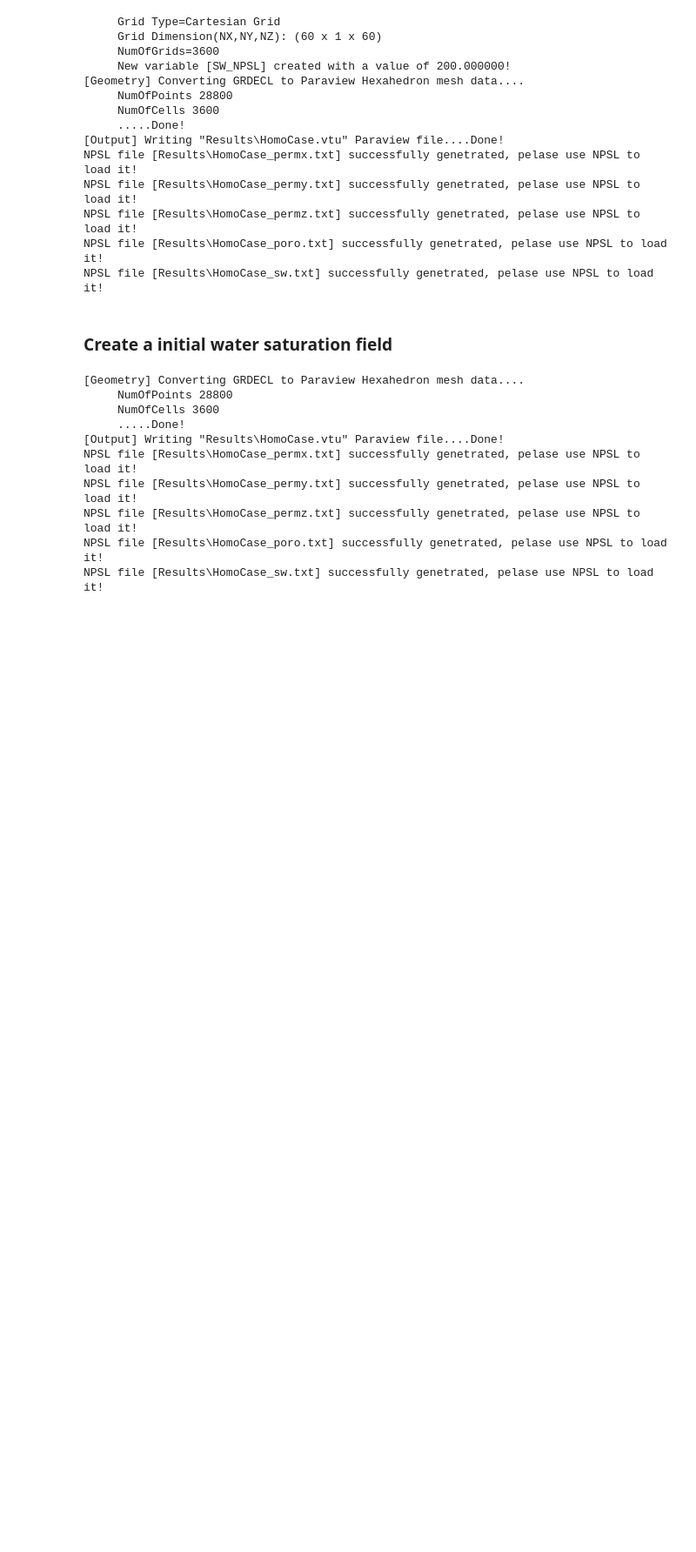
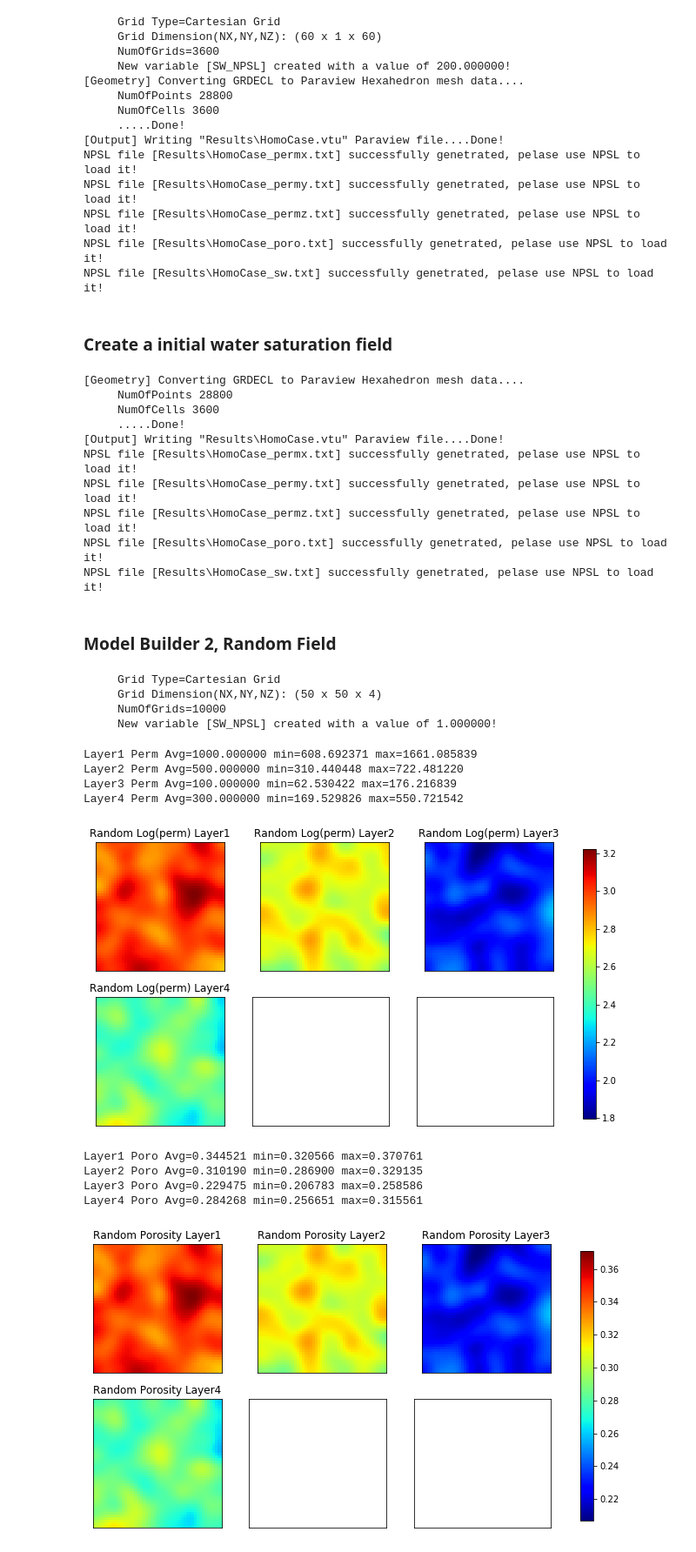
Before and after one commit to BinWang0213/PyGRDECL, a Jupyter notebook: Example_Builder.ipynb, the cells around one changed output. Shown at 87% size. Saved outputs shown, nothing was run; the diff lists cells and outputs as text; code cells hidden in the pictures; blank space fills up the shorter version.

Commit message:
Added a random permeability/porosity field generator

```diff
--- a/Example_Builder.ipynb
+++ b/Example_Builder.ipynb
@@ -70,3 +70,35 @@ NPSL file [Results\HomoCase_sw.txt] successfully genetrated, pelase use NPSL to
 #Model.UpdateCellData(varname="PERMX",val=150,nx_range=(1,60),nz_range=(1,5))
 #Model.UpdateCellData(varname="PERMX",val=100,nx_range=(1,30),nz_range=(6,10))
 #Model.UpdateCellData(varname="PERMX",val=10,nx_range=(1,40),nz_range=(11,15))
+# %% [markdown]
+### Model Builder 2, Random Field
+# %%
+Model=GeologyModel()
+Model.fname='HeterCase'
+
+physDims=[600.0,600.0,75.0]
+gridDims=[50,50,4]
+Model.buildCartGrid(physDims,gridDims)
+
+#Initial sw field for NPSL
+Model.CreateCellData(varname="SW_NPSL",val=1)
+# %% [output]
+     Grid Type=Cartesian Grid
+     Grid Dimension(NX,NY,NZ): (50 x 50 x 4)
+     NumOfGrids=10000
+     New variable [SW_NPSL] created with a value of 1.000000!
+# %%
+from utils import logNormLayers
+#Create random perm field with normal distribution for each layer
+K,phi=logNormLayers(gridDims,AvgLayerPerm=[1000,500,100,300],poro_const=0.05)
+# %% [output]
+Layer1 Perm Avg=1000.000000 min=608.692371 max=1661.085839
+Layer2 Perm Avg=500.000000 min=310.440448 max=722.481220
+Layer3 Perm Avg=100.000000 min=62.530422 max=176.216839
+Layer4 Perm Avg=300.000000 min=169.529826 max=550.721542
+[figure, added]
+Layer1 Poro Avg=0.344521 min=0.320566 max=0.370761
+Layer2 Poro Avg=0.310190 min=0.286900 max=0.329135
+Layer3 Poro Avg=0.229475 min=0.206783 max=0.258586
+Layer4 Poro Avg=0.284268 min=0.256651 max=0.315561
+[figure, added]
```
Also changed, not shown: parts of 1 cell of this notebook, 2 other files.
